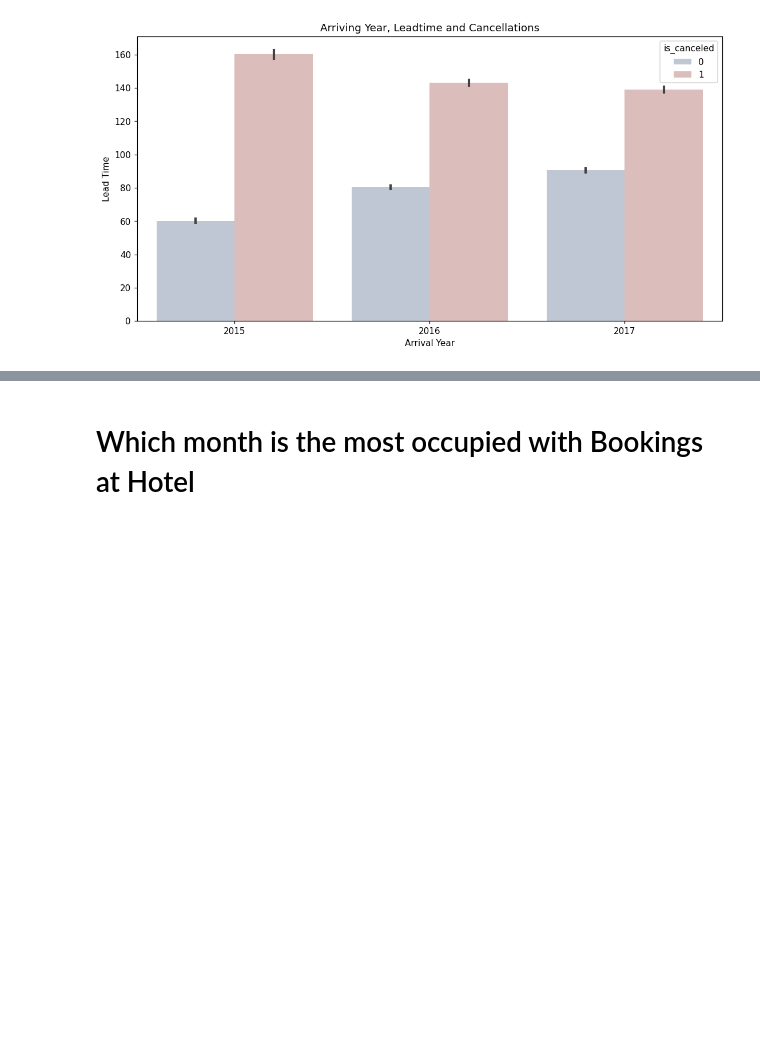
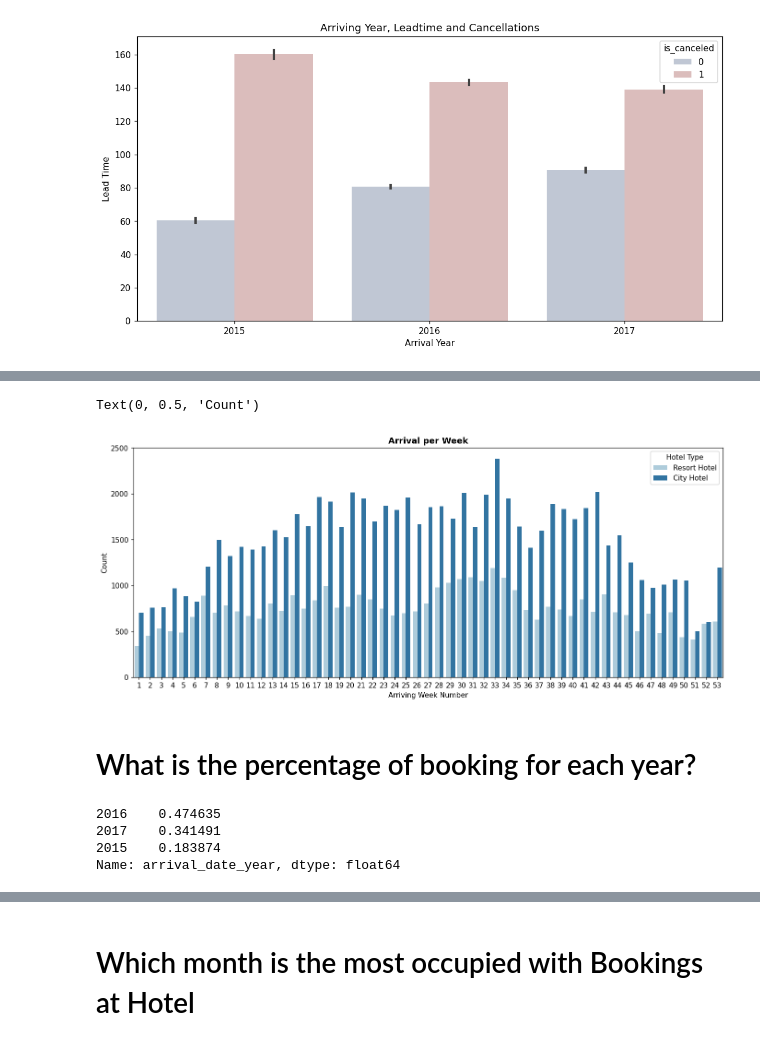
Before and after one commit to KK-Niraj/Hotel-Booking-Analysis, a Jupyter notebook: Hotel_Booking_Analysis_Capstone_Project.ipynb, the cells around one changed output, grey strips where cells are left out. Drawn from its saved outputs; the diff is of its cells as text; code cells hidden in the pictures; blank space fills up the shorter version.

```diff
--- a/Hotel_Booking_Analysis_Capstone_Project.ipynb
+++ b/Hotel_Booking_Analysis_Capstone_Project.ipynb
@@ -151,0 +212,19 @@ Text(0, 0.5, 'Lead Time')
+# %%
+plt.figure(figsize = (15,6), dpi=110)
+sns.countplot(x='arrival_date_week_number', hue='hotel', data=df, palette='Paired')
+plt.title('Arrival per Week', weight='bold')
+plt.legend(title='Hotel Type')
+plt.xlabel('Arriving Week Number')
+plt.ylabel('Count')
+# %% [output]
+Text(0, 0.5, 'Count')
+[figure, added]
+# %% [markdown]
+# What is the percentage of booking for each year?
+# %%
+df['arrival_date_year'].value_counts(normalize=True)
+# %% [output]
+2016    0.474635
+2017    0.341491
+2015    0.183874
+Name: arrival_date_year, dtype: float64
```
Also changed, not shown: parts of 27 cells of this notebook.
